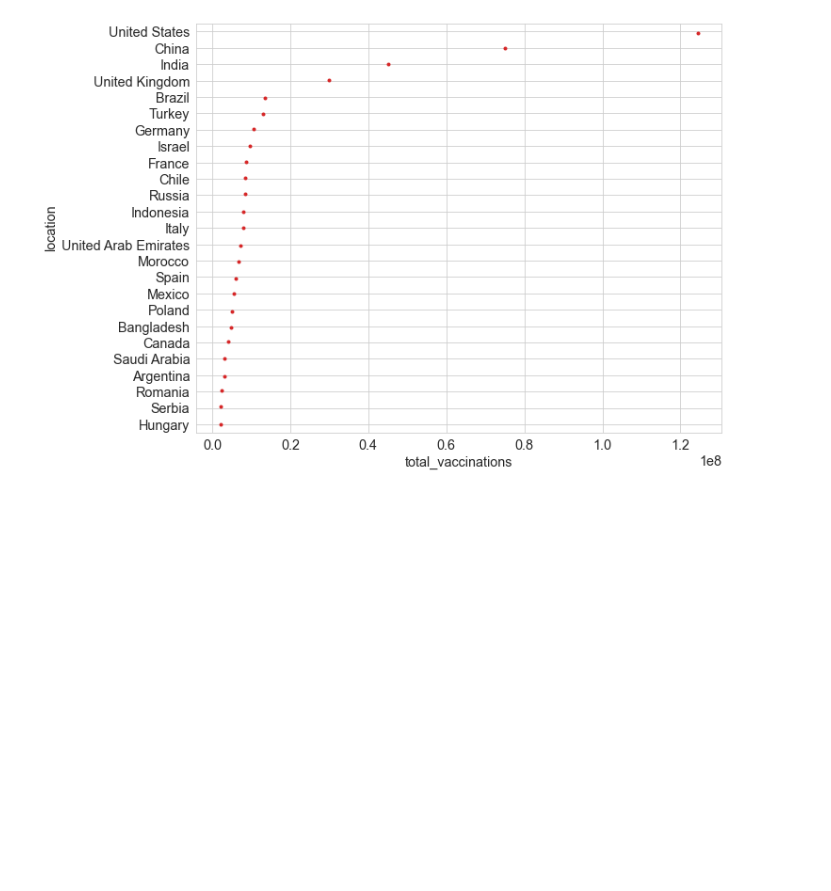
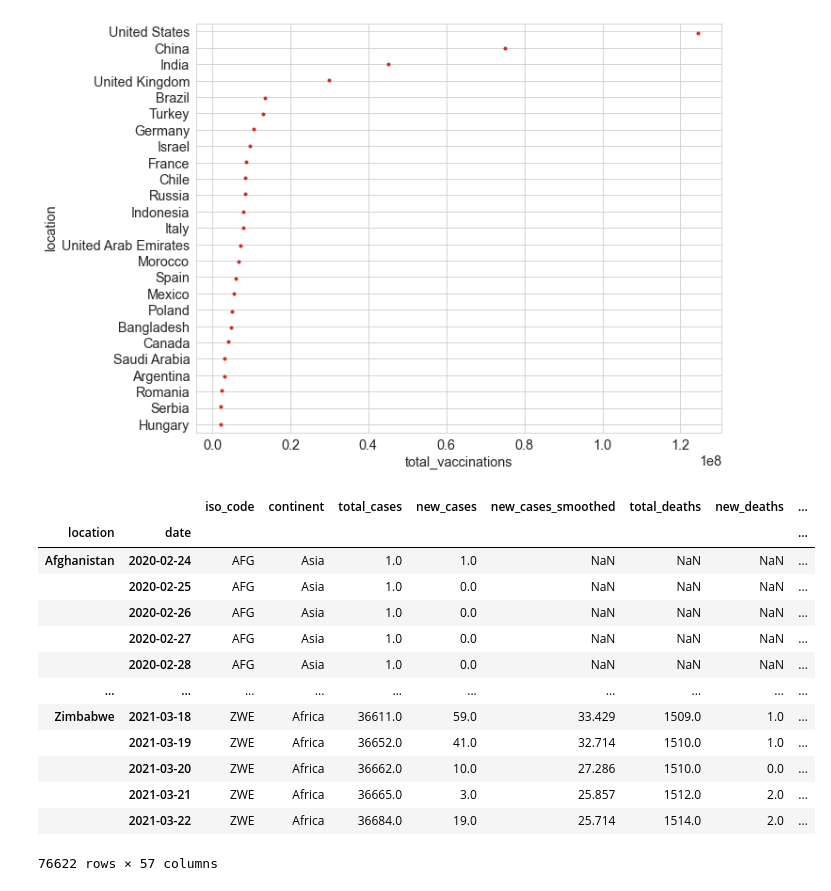
Before and after one commit to normannexo/COVID-19, a Jupyter notebook: owid_vaccinations.ipynb, the cells around one changed output. Drawn from its saved outputs; the diff is of its cells as text; code cells hidden in the pictures; blank space fills up the shorter version.

```diff
--- a/owid_vaccinations.ipynb
+++ b/owid_vaccinations.ipynb
@@ -53,3 +53,20 @@ sns.stripplot(data=df_plot, y=df_plot.index, x='total_vaccinations', color='C3',
 ax.yaxis.grid()
 # %% [output]
 [figure]
+# %%
+df_world
+# %% [output]
+|  |  | iso_code | continent | total_cases | new_cases | new_cases_smoothed | total_deaths | new_deaths | ... |
+| location | date |  |  |  |  |  |  |  | ... |
+| Afghanistan | 2020-02-24 | AFG | Asia | 1.0 | 1.0 | NaN | NaN | NaN | ... |
+|  | 2020-02-25 | AFG | Asia | 1.0 | 0.0 | NaN | NaN | NaN | ... |
+|  | 2020-02-26 | AFG | Asia | 1.0 | 0.0 | NaN | NaN | NaN | ... |
+|  | 2020-02-27 | AFG | Asia | 1.0 | 0.0 | NaN | NaN | NaN | ... |
+|  | 2020-02-28 | AFG | Asia | 1.0 | 0.0 | NaN | NaN | NaN | ... |
+| ... | ... | ... | ... | ... | ... | ... | ... | ... | ... |
+| Zimbabwe | 2021-03-18 | ZWE | Africa | 36611.0 | 59.0 | 33.429 | 1509.0 | 1.0 | ... |
+|  | 2021-03-19 | ZWE | Africa | 36652.0 | 41.0 | 32.714 | 1510.0 | 1.0 | ... |
+|  | 2021-03-20 | ZWE | Africa | 36662.0 | 10.0 | 27.286 | 1510.0 | 0.0 | ... |
+|  | 2021-03-21 | ZWE | Africa | 36665.0 | 3.0 | 25.857 | 1512.0 | 2.0 | ... |
+|  | 2021-03-22 | ZWE | Africa | 36684.0 | 19.0 | 25.714 | 1514.0 | 2.0 | ... |
+76622 rows × 57 columns
```
Also changed, not shown: parts of 3 cells of this notebook.
